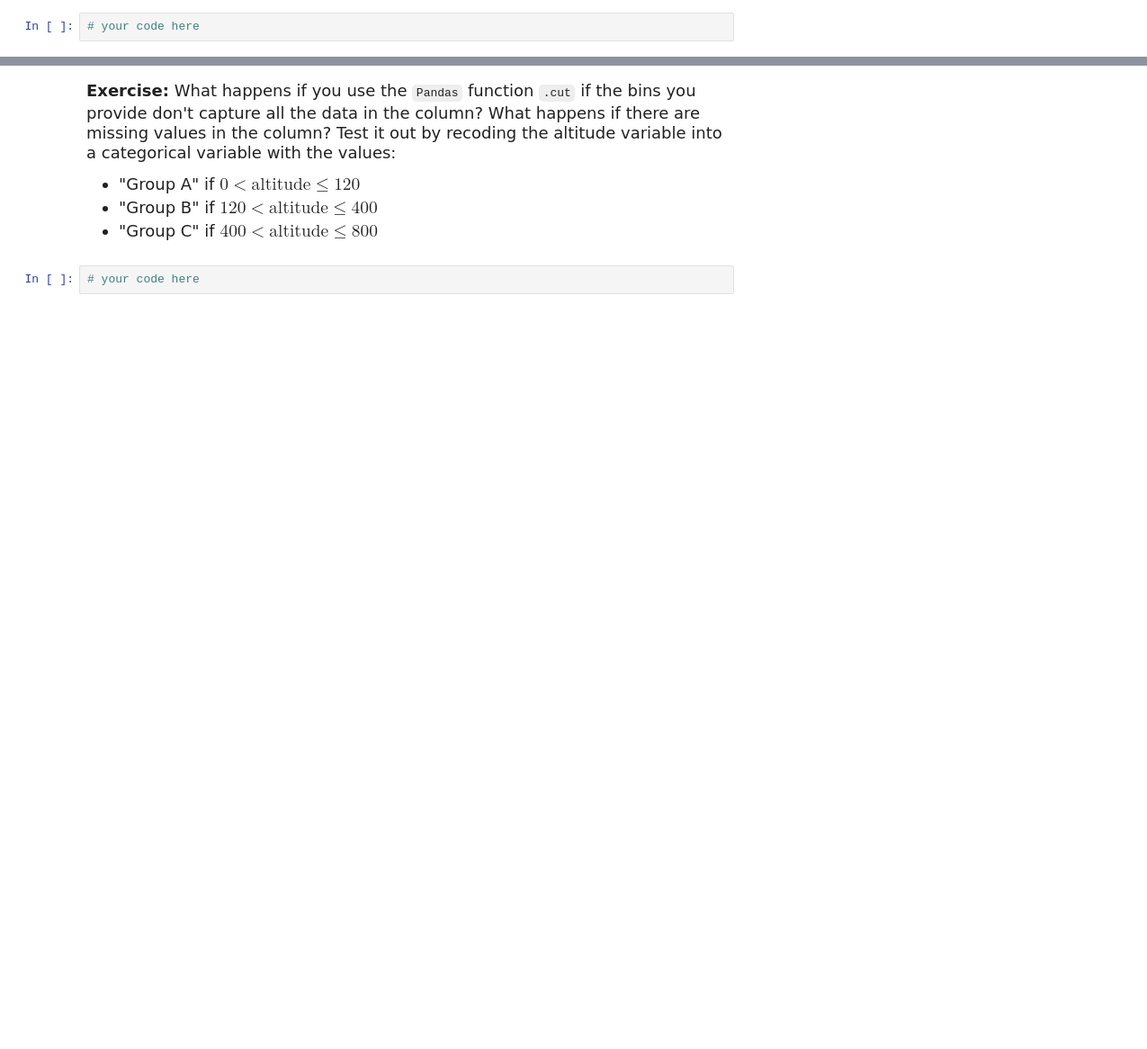
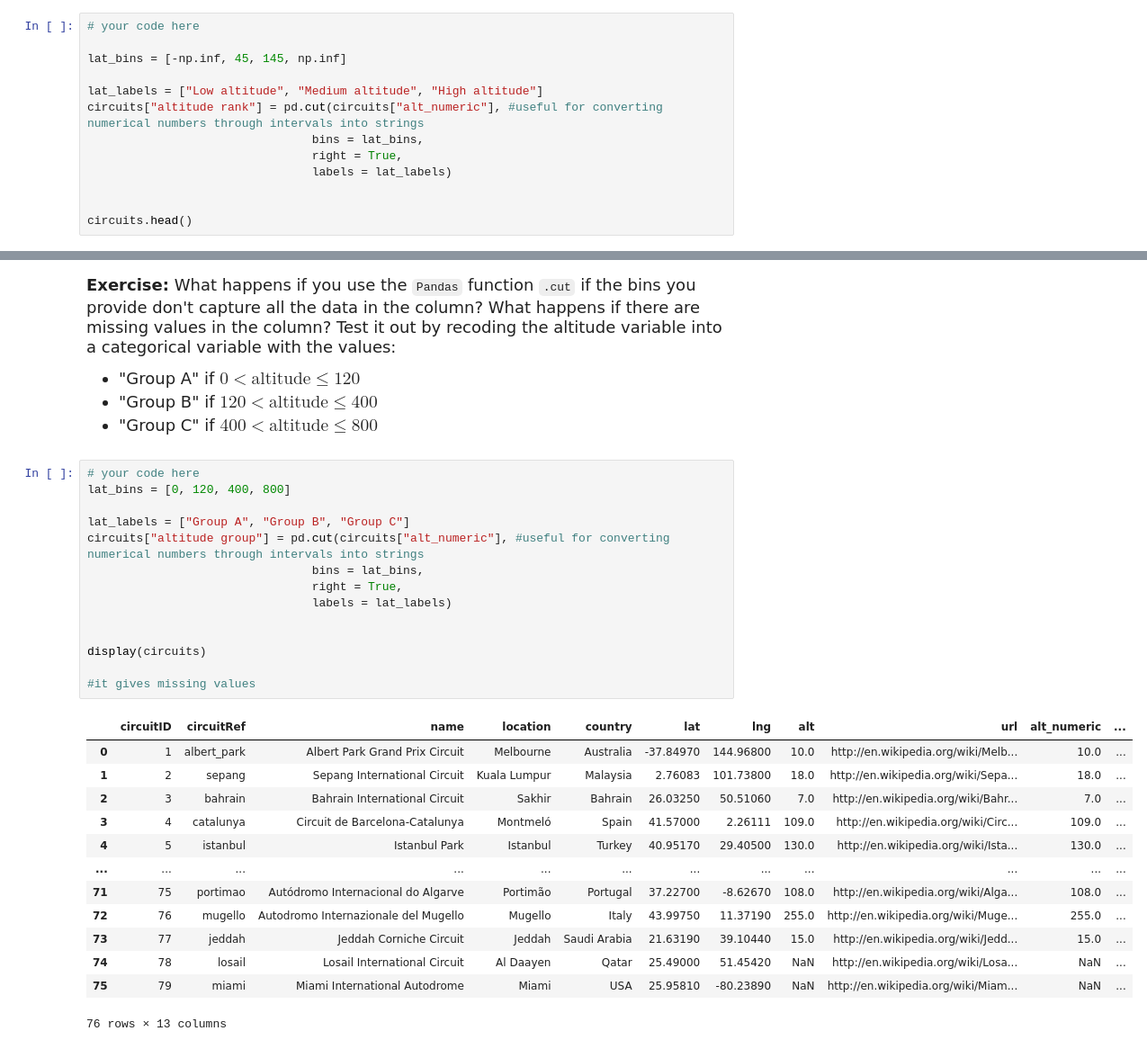
Before and after one commit to larissay23/datasci151spring2026, a Jupyter notebook: lecture_22/lecture_22_a_recoding copy.ipynb, the cells around one changed output, grey strips where cells are left out. Shown at 90% size. Saved outputs shown, nothing was run; the diff lists cells and outputs as text; blank space fills up the shorter version.

```diff
--- a/lecture_22/lecture_22_a_recoding copy.ipynb
+++ b/lecture_22/lecture_22_a_recoding copy.ipynb
@@ -195,3 +202,14 @@ circuits.head()
 Try to write the code without guessing/looking at the minimum and maximum value of altitude in the dataset
 # %%
 # your code here
+
+lat_bins = [-np.inf, 45, 145, np.inf]
+
+lat_labels = ["Low altitude", "Medium altitude", "High altitude"]
+circuits["altitude rank"] = pd.cut(circuits["alt_numeric"], #useful for converting numerical numbers through intervals into strings
+                                bins = lat_bins,
+                                right = True,
+                                labels = lat_labels)
+
+
+circuits.head()
@@ -205,3 +230,29 @@ Try to write the code without guessing/looking at the minimum and maximum value
 - "Group C" if $400 < \textrm{altitude} \leq 800$
 # %%
 # your code here
+lat_bins = [0, 120, 400, 800]
+
+lat_labels = ["Group A", "Group B", "Group C"]
+circuits["altitude group"] = pd.cut(circuits["alt_numeric"], #useful for converting numerical numbers through intervals into strings
+                                bins = lat_bins,
+                                right = True,
+                                labels = lat_labels)
+
+
+display(circuits)
+
+#it gives missing values
+# %% [output]
+|  | circuitID | circuitRef | name | location | country | lat | lng | alt | url | alt_numeric | ... |
+| 0 | 1 | albert_park | Albert Park Grand Prix Circuit | Melbourne | Australia | -37.84970 | 144.96800 | 10.0 | http://en.wikipedia.org/wiki/Melb... | 10.0 | ... |
+| 1 | 2 | sepang | Sepang International Circuit | Kuala Lumpur | Malaysia | 2.76083 | 101.73800 | 18.0 | http://en.wikipedia.org/wiki/Sepa... | 18.0 | ... |
+| 2 | 3 | bahrain | Bahrain International Circuit | Sakhir | Bahrain | 26.03250 | 50.51060 | 7.0 | http://en.wikipedia.org/wiki/Bahr... | 7.0 | ... |
+| 3 | 4 | catalunya | Circuit de Barcelona-Catalunya | Montmeló | Spain | 41.57000 | 2.26111 | 109.0 | http://en.wikipedia.org/wiki/Circ... | 109.0 | ... |
+| 4 | 5 | istanbul | Istanbul Park | Istanbul | Turkey | 40.95170 | 29.40500 | 130.0 | http://en.wikipedia.org/wiki/Ista... | 130.0 | ... |
+| ... | ... | ... | ... | ... | ... | ... | ... | ... | ... | ... | ... |
+| 71 | 75 | portimao | Autódromo Internacional do Algarve | Portimão | Portugal | 37.22700 | -8.62670 | 108.0 | http://en.wikipedia.org/wiki/Alga... | 108.0 | ... |
+| 72 | 76 | mugello | Autodromo Internazionale del Mugello | Mugello | Italy | 43.99750 | 11.37190 | 255.0 | http://en.wikipedia.org/wiki/Muge... | 255.0 | ... |
+| 73 | 77 | jeddah | Jeddah Corniche Circuit | Jeddah | Saudi Arabia | 21.63190 | 39.10440 | 15.0 | http://en.wikipedia.org/wiki/Jedd... | 15.0 | ... |
+| 74 | 78 | losail | Losail International Circuit | Al Daayen | Qatar | 25.49000 | 51.45420 | NaN | http://en.wikipedia.org/wiki/Losa... | NaN | ... |
+| 75 | 79 | miami | Miami International Autodrome | Miami | USA | 25.95810 | -80.23890 | NaN | http://en.wikipedia.org/wiki/Miam... | NaN | ... |
+76 rows × 13 columns
```
Also changed, not shown: parts of 2 cells of this notebook.
